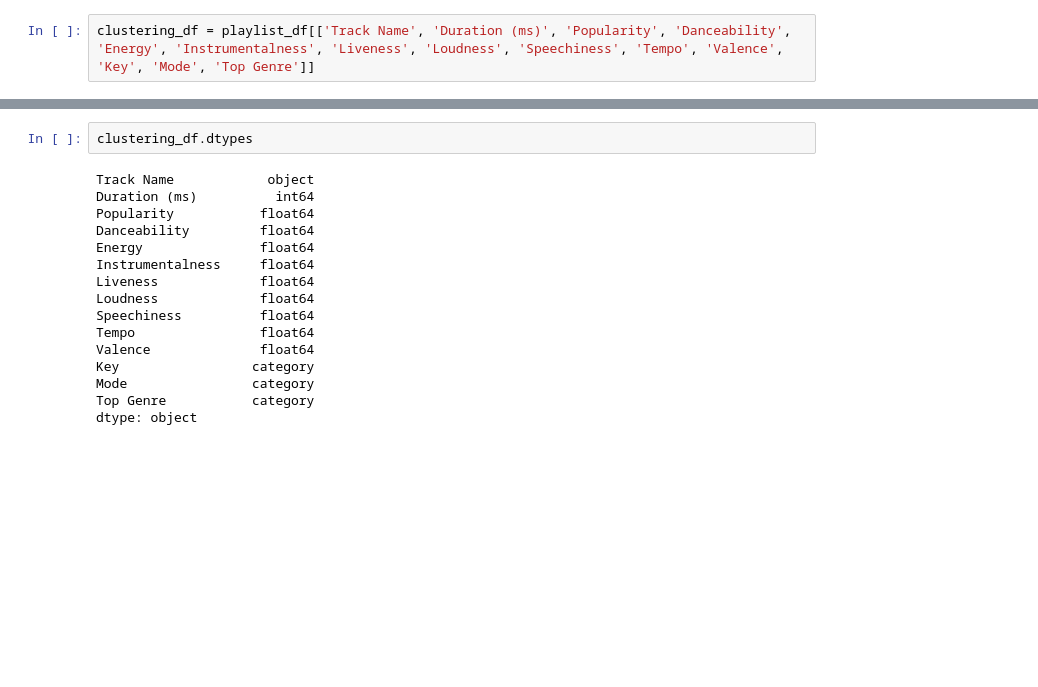
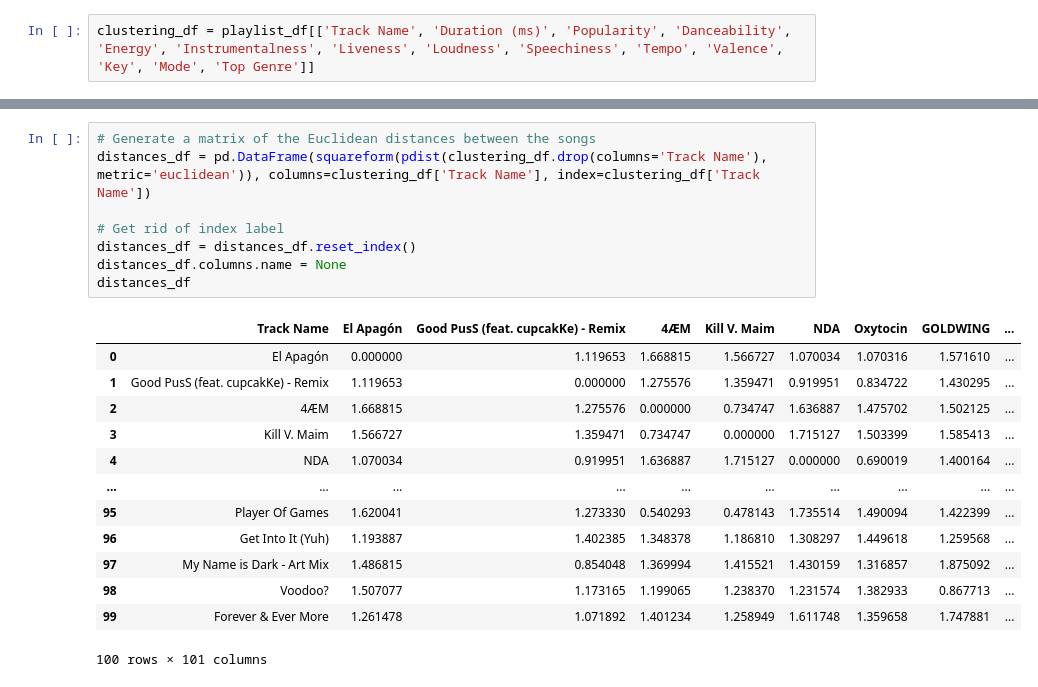
Before and after one commit to cirvine97/spotify_optimisation, a Jupyter notebook: notebooks/live_mix_recommender.ipynb, the cells around one changed output, grey strips where cells are left out. Cells and saved outputs as stored; diff of their text form; blank space fills up the shorter version.

```diff
--- a/notebooks/live_mix_recommender.ipynb
+++ b/notebooks/live_mix_recommender.ipynb
@@ -53,19 +51,23 @@ clustering_df
 100 rows × 14 columns
-# %%
-clustering_df.dtypes
-# %% [output]
-Track Name            object
-Duration (ms)          int64
-Popularity           float64
-Danceability         float64
-Energy               float64
-Instrumentalness     float64
-Liveness             float64
-Loudness             float64
-Speechiness          float64
-Tempo                float64
-Valence              float64
-Key                 category
-Mode                category
-Top Genre           category
-dtype: object
+# %%
+# Generate a matrix of the Euclidean distances between the songs
+distances_df = pd.DataFrame(squareform(pdist(clustering_df.drop(columns='Track Name'), metric='euclidean')), columns=clustering_df['Track Name'], index=clustering_df['Track Name'])
+
+# Get rid of index label
+distances_df = distances_df.reset_index()
+distances_df.columns.name = None
+distances_df
+# %% [output]
+|  | Track Name | El Apagón | Good PusS (feat. cupcakKe) - Remix | 4ÆM | Kill V. Maim | NDA | Oxytocin | GOLDWING | ... |
+| 0 | El Apagón | 0.000000 | 1.119653 | 1.668815 | 1.566727 | 1.070034 | 1.070316 | 1.571610 | ... |
+| 1 | Good PusS (feat. cupcakKe) - Remix | 1.119653 | 0.000000 | 1.275576 | 1.359471 | 0.919951 | 0.834722 | 1.430295 | ... |
+| 2 | 4ÆM | 1.668815 | 1.275576 | 0.000000 | 0.734747 | 1.636887 | 1.475702 | 1.502125 | ... |
+| 3 | Kill V. Maim | 1.566727 | 1.359471 | 0.734747 | 0.000000 | 1.715127 | 1.503399 | 1.585413 | ... |
+| 4 | NDA | 1.070034 | 0.919951 | 1.636887 | 1.715127 | 0.000000 | 0.690019 | 1.400164 | ... |
+| ... | ... | ... | ... | ... | ... | ... | ... | ... | ... |
+| 95 | Player Of Games | 1.620041 | 1.273330 | 0.540293 | 0.478143 | 1.735514 | 1.490094 | 1.422399 | ... |
+| 96 | Get Into It (Yuh) | 1.193887 | 1.402385 | 1.348378 | 1.186810 | 1.308297 | 1.449618 | 1.259568 | ... |
+| 97 | My Name is Dark - Art Mix | 1.486815 | 0.854048 | 1.369994 | 1.415521 | 1.430159 | 1.316857 | 1.875092 | ... |
+| 98 | Voodoo? | 1.507077 | 1.173165 | 1.199065 | 1.238370 | 1.231574 | 1.382933 | 0.867713 | ... |
+| 99 | Forever & Ever More | 1.261478 | 1.071892 | 1.401234 | 1.258949 | 1.611748 | 1.359658 | 1.747881 | ... |
+100 rows × 101 columns
```
Also changed, not shown: parts of 7 cells of this notebook.
